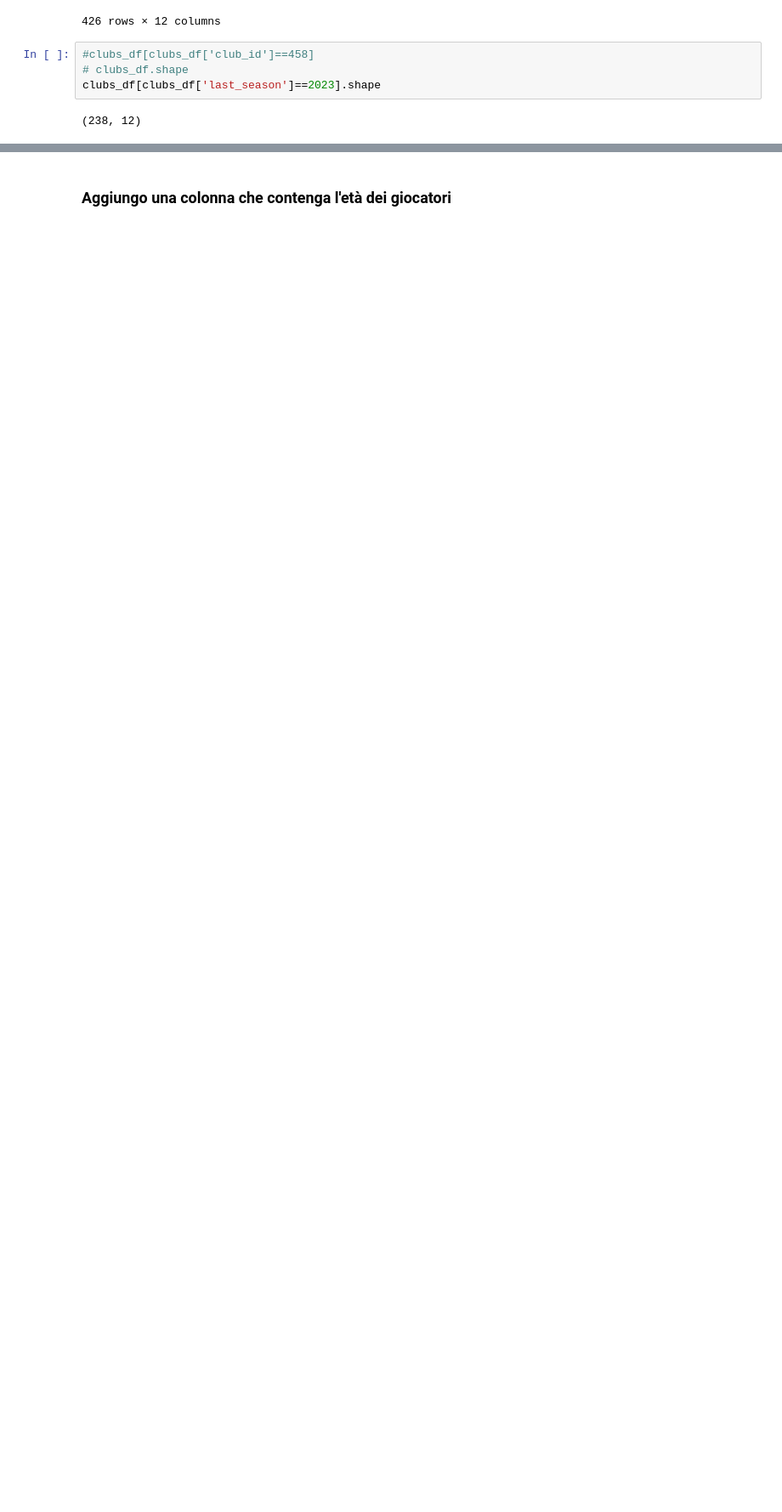
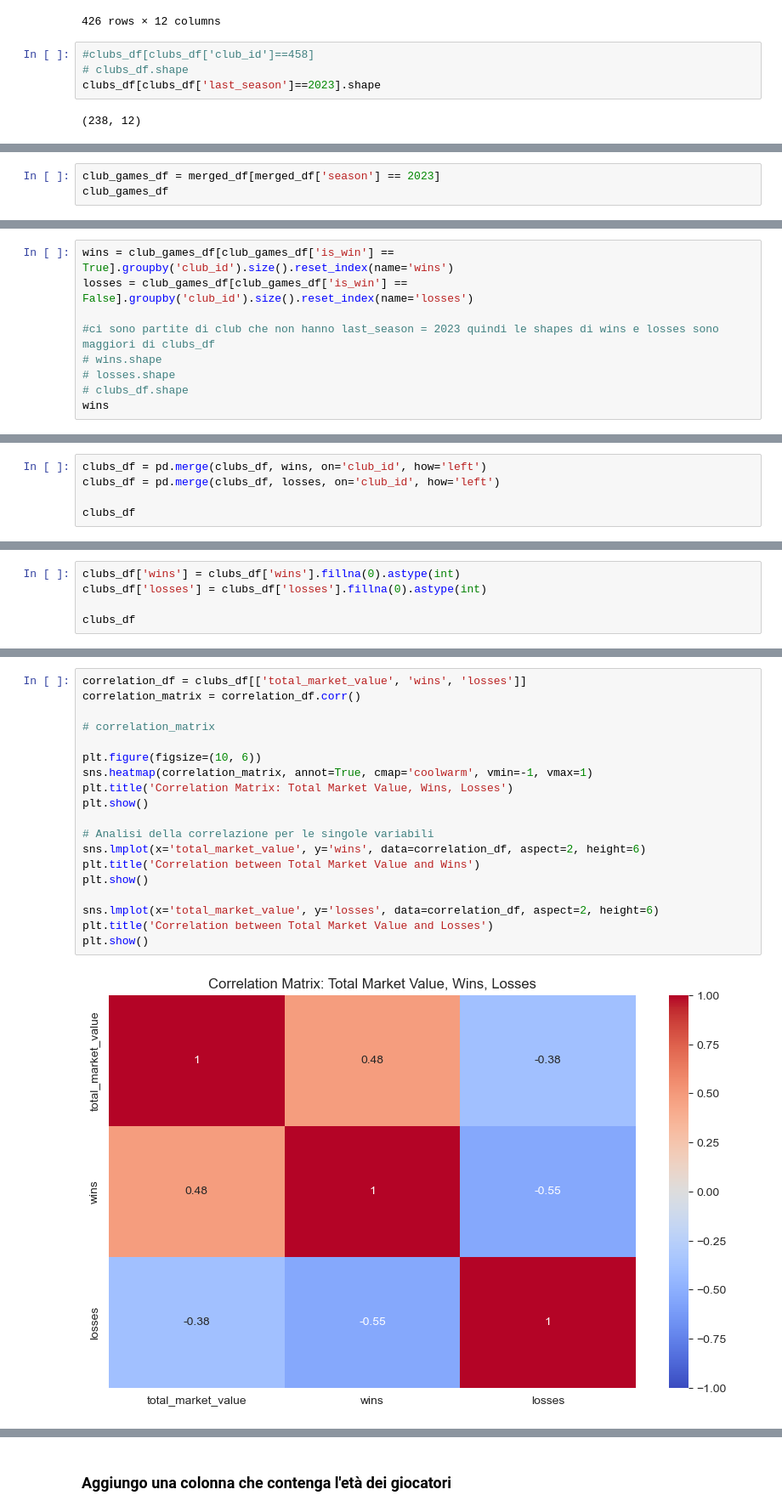
Before and after one commit to IUM-TWEB/Footbrawl, a Jupyter notebook: DataAnalytics/Clubs.ipynb, the cells around one changed output, grey strips where cells are left out. Shown at 85% size. Saved outputs shown, nothing was run; the diff lists cells and outputs as text; blank space fills up the shorter version.

Commit message:
Added new analysis for club data on the correlation between a club's market value and wins or losses

```diff
--- a/DataAnalytics/Clubs.ipynb
+++ b/DataAnalytics/Clubs.ipynb
@@ -129,0 +255,3 @@ clubs_df[clubs_df['last_season']==2023].shape
+# %%
+club_games_df = merged_df[merged_df['season'] == 2023]
+club_games_df
@@ -129,0 +274,9 @@ clubs_df[clubs_df['last_season']==2023].shape
+# %%
+wins = club_games_df[club_games_df['is_win'] == True].groupby('club_id').size().reset_index(name='wins')
+losses = club_games_df[club_games_df['is_win'] == False].groupby('club_id').size().reset_index(name='losses')
+
+#ci sono partite di club che non hanno last_season = 2023 quindi le shapes di wins e losses sono maggiori di clubs_df
+# wins.shape
+# losses.shape
+# clubs_df.shape
+wins
@@ -129,0 +299,5 @@ clubs_df[clubs_df['last_season']==2023].shape
+# %%
+clubs_df = pd.merge(clubs_df, wins, on='club_id', how='left')
+clubs_df = pd.merge(clubs_df, losses, on='club_id', how='left')
+
+clubs_df
@@ -129,0 +318,5 @@ clubs_df[clubs_df['last_season']==2023].shape
+# %%
+clubs_df['wins'] = clubs_df['wins'].fillna(0).astype(int)
+clubs_df['losses'] = clubs_df['losses'].fillna(0).astype(int)
+
+clubs_df
@@ -129,0 +347,21 @@ clubs_df[clubs_df['last_season']==2023].shape
+# %%
+correlation_df = clubs_df[['total_market_value', 'wins', 'losses']]
+correlation_matrix = correlation_df.corr()
+
+# correlation_matrix
+
+plt.figure(figsize=(10, 6))
+sns.heatmap(correlation_matrix, annot=True, cmap='coolwarm', vmin=-1, vmax=1)
+plt.title('Correlation Matrix: Total Market Value, Wins, Losses')
+plt.show()
+
+# Analisi della correlazione per le singole variabili
+sns.lmplot(x='total_market_value', y='wins', data=correlation_df, aspect=2, height=6)
+plt.title('Correlation between Total Market Value and Wins')
+plt.show()
+
+sns.lmplot(x='total_market_value', y='losses', data=correlation_df, aspect=2, height=6)
+plt.title('Correlation between Total Market Value and Losses')
+plt.show()
+# %% [output]
+[figure, added]
```
Also changed, not shown: parts of 22 cells of this notebook.
